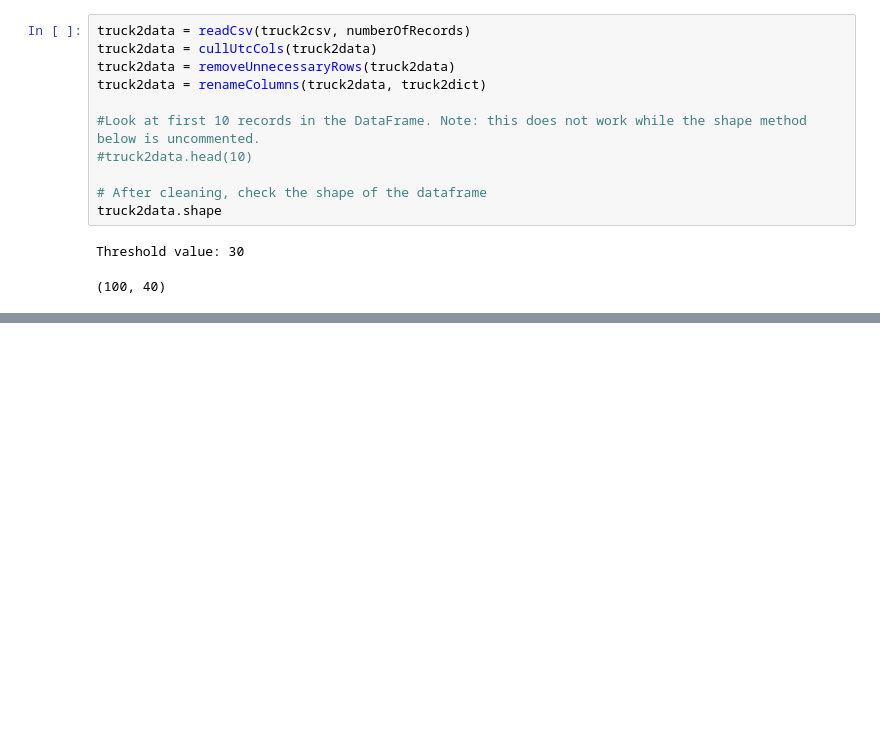
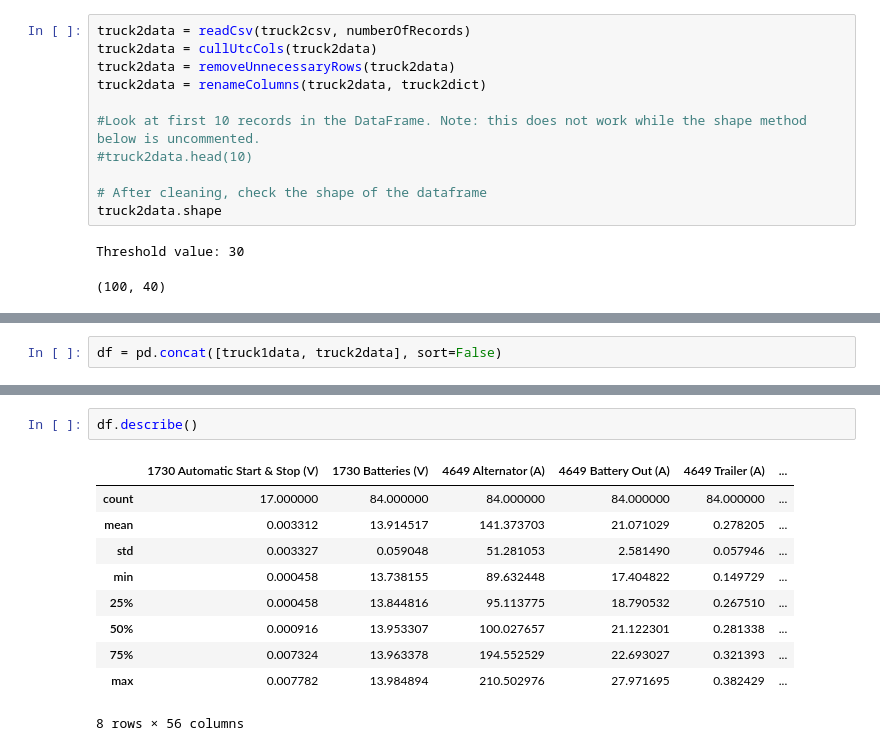
Before and after one commit to UNCG-CSE/Volvo_Truck_Analytics, a Jupyter notebook: src/VolvoTrucksAnalytics.ipynb, the cells around one changed output, grey strips where cells are left out. Saved outputs shown, nothing was run; the diff lists cells and outputs as text; blank space fills up the shorter version.

```diff
--- a/src/VolvoTrucksAnalytics.ipynb
+++ b/src/VolvoTrucksAnalytics.ipynb
@@ -174,0 +278,2 @@ Threshold value: 30
+# %%
+df = pd.concat([truck1data, truck2data], sort=False)
@@ -174,0 +290,13 @@ Threshold value: 30
+# %%
+df.describe()
+# %% [output]
+|  | 1730 Automatic Start & Stop (V) | 1730 Batteries (V) | 4649 Alternator (A) | 4649 Battery Out (A) | 4649 Trailer (A) | ... |
+| count | 17.000000 | 84.000000 | 84.000000 | 84.000000 | 84.000000 | ... |
+| mean | 0.003312 | 13.914517 | 141.373703 | 21.071029 | 0.278205 | ... |
+| std | 0.003327 | 0.059048 | 51.281053 | 2.581490 | 0.057946 | ... |
+| min | 0.000458 | 13.738155 | 89.632448 | 17.404822 | 0.149729 | ... |
+| 25% | 0.000458 | 13.844816 | 95.113775 | 18.790532 | 0.267510 | ... |
+| 50% | 0.000916 | 13.953307 | 100.027657 | 21.122301 | 0.281338 | ... |
+| 75% | 0.007324 | 13.963378 | 194.552529 | 22.693027 | 0.321393 | ... |
+| max | 0.007782 | 13.984894 | 210.502976 | 27.971695 | 0.382429 | ... |
+8 rows × 56 columns
```
Also changed, not shown: parts of 30 cells of this notebook, 1 other file.
